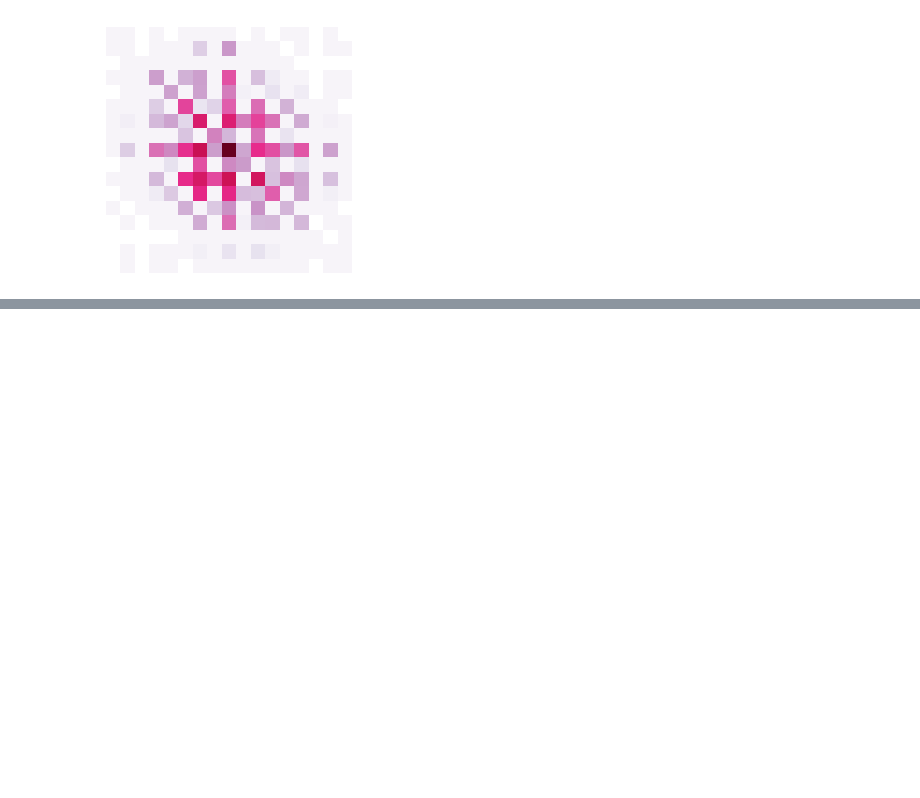
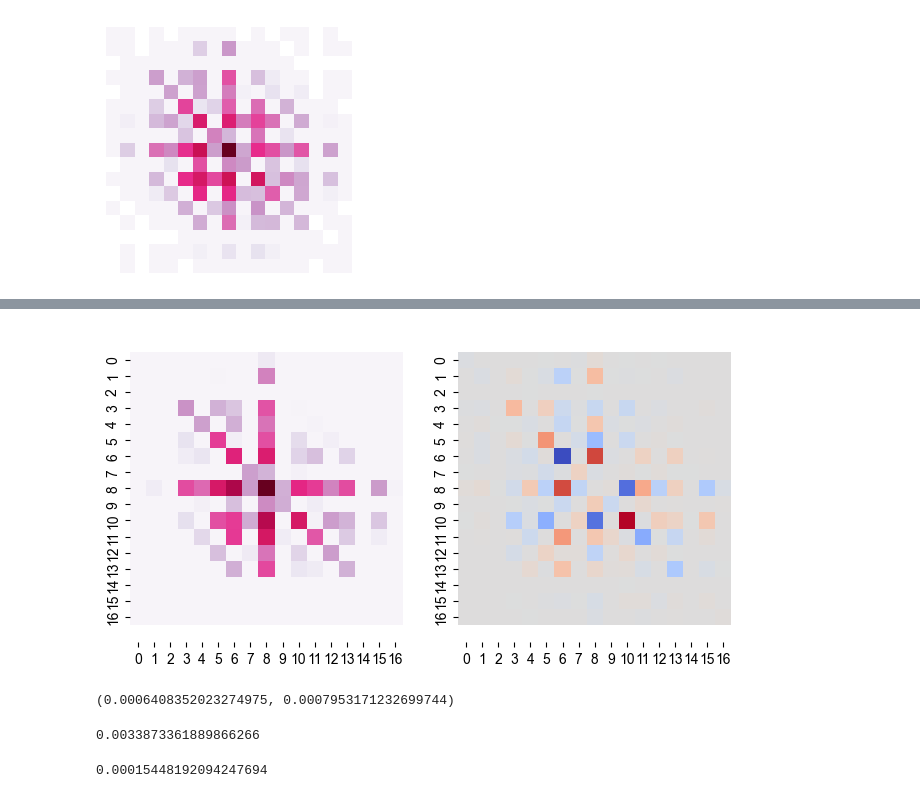
Before and after one commit to bacor/melody-squares, a Jupyter notebook: notebooks/melody-squares.ipynb, the cells around one changed output, grey strips where cells are left out. Drawn from its saved outputs; the diff is of its cells as text; code cells hidden in the pictures; blank space fills up the shorter version.

```diff
--- a/notebooks/melody-squares.ipynb
+++ b/notebooks/melody-squares.ipynb
@@ -350,0 +360,45 @@ for group, corpora in groups.items():
+# %%
+histograms = collect_histograms(groups['north_america'], min_value=-8, max_value=8, repeats=True)
+average = np.mean([h.values for h in histograms], axis=0)
+
+
+plt.figure(figsize=(12, 4))
+plt.subplot(131)
+show_melodic_motif_histogram(
+    average,
+    norm=LogNorm(vmin=1e-3, vmax=0.15),
+)
+
+mirrored = np.rot90(average.T, 2)
+diffs = average - mirrored
+plt.subplot(132)
+show_melodic_motif_histogram(
+    diffs,
+    cmap='coolwarm'
+    # norm=LogNorm(vmin=1e-3, vmax=0.15),
+)
+
+# plt.subplot(133)
+# show_melodic_motif_histogram(
+#     np.abs(average - average.T),
+#     norm=LogNorm(vmin=1e-3, vmax=0.15),
+# )
+# %% [output]
+[figure, added]
+# %%
+x = 2
+y = -3
+
+motif = average[N - y, x + N]
+mirror = average[N - x, y + N]
+motif, mirror
+# %% [output]
+(0.0006408352023274975, 0.0007953171232699744)
+# %%
+np.abs(average - motif).ravel().mean()
+# %% [output]
+0.0033873361889866266
+# %%
+np.abs(motif -)
+# %% [output]
+0.00015448192094247694
```
Also changed, not shown: parts of 10 cells of this notebook.
